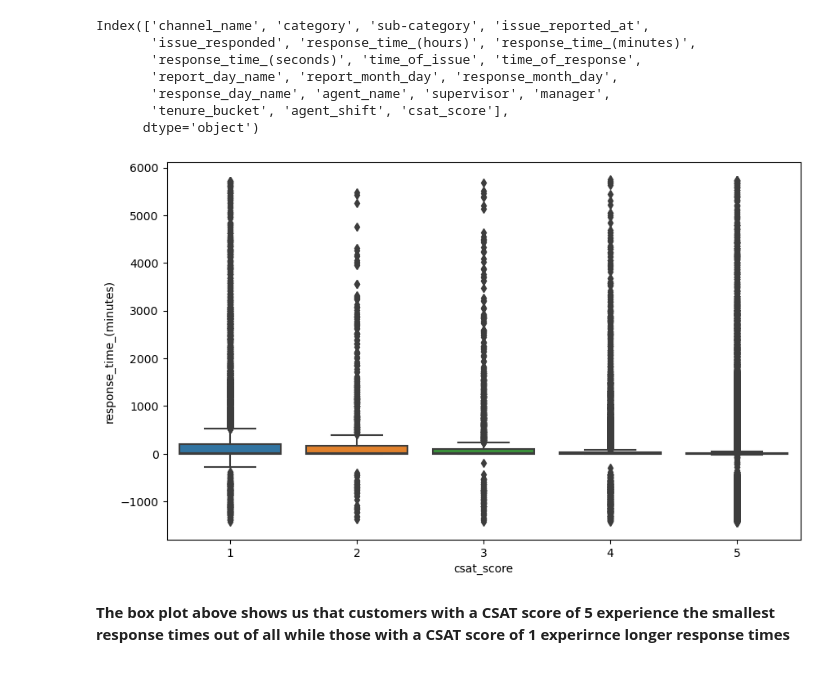
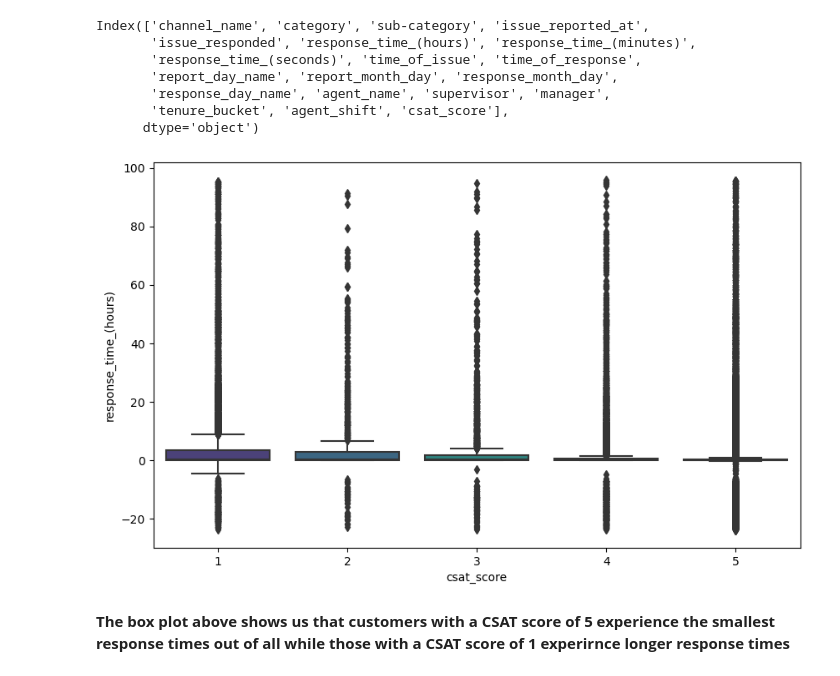
Before and after one commit to Danny-Dalo/Customer-Support-Data, a Jupyter notebook: analysis.ipynb, the cells around one changed output. Drawn from its saved outputs; the diff is of its cells as text; code cells hidden in the pictures.

```diff
--- a/analysis.ipynb
+++ b/analysis.ipynb
@@ -204,12 +204,12 @@ fig.update_layout(
 )
 # %%
 plt.figure(figsize=(10, 6))
-sns.boxplot(processed_data, x="csat_score", y="response_time_(minutes)")
+sns.boxplot(processed_data, x="csat_score", y="response_time_(hours)", palette="viridis")
 
 # plt.yl
 plt.show()
 # %% [output]
-[figure, old version]
+[figure, new version]
 # %% [markdown]
 __The box plot above shows us that customers with a CSAT score of 5 experience the smallest response times out of all while those with a CSAT score of 1 experirnce longer response times__
 # %%
```
Also changed, not shown: 1 other file.
